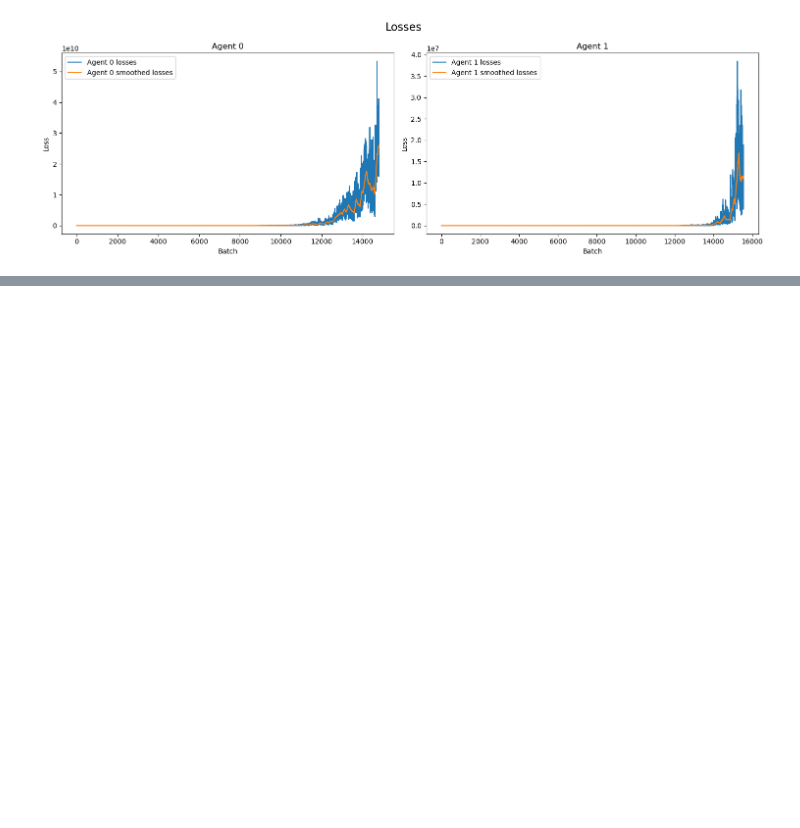
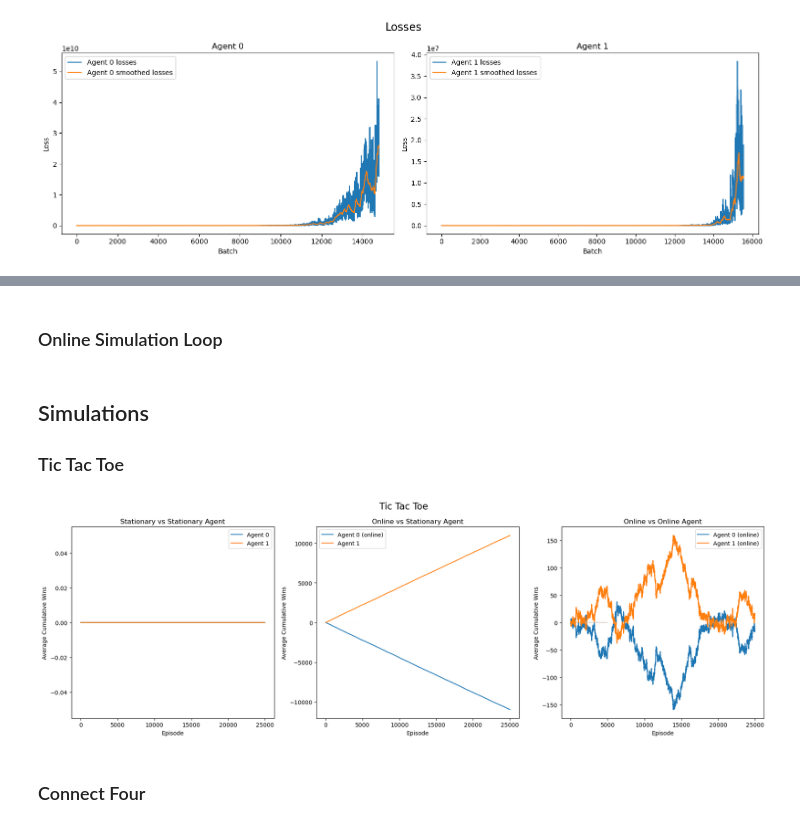
Before and after one commit to EliasLMann/Online_DDQN_Adversarial_Games, a Jupyter notebook: main.ipynb, the cells around one changed output, grey strips where cells are left out. Saved outputs shown, nothing was run; the diff lists cells and outputs as text; code cells hidden in the pictures; blank space fills up the shorter version.

```diff
--- a/main.ipynb
+++ b/main.ipynb
@@ -735,7 +687,7 @@ exploration = ExponentialSchedule(1.0, 0.01, 100_000)
 
 num_layers = 3
 hidden_dim = 32
-target_update_freq = 100
+target_update_freq = 500
 
 # this should take about 90-120 minutes on a generic 4-core laptop
 dqn_models, returns, lengths, losses = train_dqn_adversarial(
@@ -1006,0 +825,2 @@ def train_dqn_om(env, num_players, num_inference_steps, num_training_steps, stat
+# %% [markdown]
+### Online Simulation Loop
@@ -1006,0 +926,4 @@ def train_dqn_om(env, num_players, num_inference_steps, num_training_steps, stat
+# %% [markdown]
+## Simulations
+
+### Tic Tac Toe
@@ -1006,0 +1000,55 @@ def train_dqn_om(env, num_players, num_inference_steps, num_training_steps, stat
+# %%
+agent_0_cumsums = {'no_no': np.cumsum(np.array(no_no['agent_0'])), 'yes_no': np.cumsum(np.array(yes_no['agent_0'])), 'yes_yes': np.cumsum(np.array(yes_yes['agent_0']))}
+agent_1_cumsums = {'no_no': np.cumsum(np.array(no_no['agent_1'])), 'yes_no': np.cumsum(np.array(yes_no['agent_1'])), 'yes_yes': np.cumsum(np.array(yes_yes['agent_1']))}
+
+#get the mean and confidence bands 1.96 * standard error
+agent_0_means = {'no_no': np.mean(np.array(no_no['agent_0']), axis=0), 'yes_no': np.mean(np.array(yes_no['agent_0']), axis=0), 'yes_yes': np.mean(np.array(yes_yes['agent_0']), axis=0)}
+agent_0_conf = {'no_no': 1.96 * np.std(np.array(no_no['agent_0']), axis=0) / np.sqrt(5), 'yes_no': 1.96 * np.std(np.array(yes_no['agent_0']), axis=0) / np.sqrt(5), 'yes_yes': 1.96 * np.std(np.array(yes_yes['agent_0']), axis=0) / np.sqrt(5)}
+
+agent_1_means = {'no_no': np.mean(np.array(no_no['agent_1']), axis=0), 'yes_no': np.mean(np.array(yes_no['agent_1']), axis=0), 'yes_yes': np.mean(np.array(yes_yes['agent_1']), axis=0)}
+agent_1_conf = {'no_no': 1.96 * np.std(np.array(no_no['agent_1']), axis=0) / np.sqrt(5), 'yes_no': 1.96 * np.std(np.array(yes_no['agent_1']), axis=0) / np.sqrt(5), 'yes_yes': 1.96 * np.std(np.array(yes_yes['agent_1']), axis=0) / np.sqrt(5)}
+
+# Create subplots
+fig, axs = plt.subplots(1, 3, figsize=(18, 6))  # 1 row, 3 columns for three plots side by side
+
+# Plot 1: Cumulative Wins for 'no_no'
+axs[0].plot(agent_0_cumsums['no_no'], label='Agent 0')
+axs[0].plot(agent_1_cumsums['no_no'], label='Agent 1')
+axs[0].fill_between(np.arange(len(agent_0_means['no_no'])), agent_0_means['no_no'] - agent_0_conf['no_no'], agent_0_means['no_no'] + agent_0_conf['no_no'], alpha=0.2)
+axs[0].fill_between(np.arange(len(agent_1_means['no_no'])), agent_1_means['no_no'] - agent_1_conf['no_no'], agent_1_means['no_no'] + agent_1_conf['no_no'], alpha=0.2)
+axs[0].set_xlabel('Episode')
+axs[0].set_ylabel('Average Cumulative Wins')
+axs[0].set_title('Stationary vs Stationary Agent')
+axs[0].legend()
+
+# Plot 2: Cumulative Wins for 'yes_no'
+axs[1].plot(agent_0_cumsums['yes_no'], label='Agent 0 (online)')
+axs[1].plot(agent_1_cumsums['yes_no'], label='Agent 1')
+axs[1].fill_between(np.arange(len(agent_0_means['yes_no'])), agent_0_means['yes_no'] - agent_0_conf['yes_no'], agent_0_means['yes_no'] + agent_0_conf['yes_no'], alpha=0.2)
+axs[1].fill_between(np.arange(len(agent_1_means['yes_no'])), agent_1_means['yes_no'] - agent_1_conf['yes_no'], agent_1_means['yes_no'] + agent_1_conf['yes_no'], alpha=0.2)
+axs[1].set_xlabel('Episode')
+axs[1].set_ylabel('Average Cumulative Wins')
+axs[1].set_title('Online vs Stationary Agent')
+axs[1].legend()
+
+# Plot 3: Cumulative Wins for 'yes_yes'
+axs[2].plot(agent_0_cumsums['yes_yes'], label='Agent 0 (online)')
+axs[2].plot(agent_1_cumsums['yes_yes'], label='Agent 1 (online)')
+axs[2].fill_between(np.arange(len(agent_0_means['yes_yes'])), agent_0_means['yes_yes'] - agent_0_conf['yes_yes'], agent_0_means['yes_yes'] + agent_0_conf['yes_yes'], alpha=0.2)
+axs[2].fill_between(np.arange(len(agent_1_means['yes_yes'])), agent_1_means['yes_yes'] - agent_1_conf['yes_yes'], agent_1_means['yes_yes'] + agent_1_conf['yes_yes'], alpha=0.2)
+axs[2].set_xlabel('Episode')
+axs[2].set_ylabel('Average Cumulative Wins')
+axs[2].set_title('Online vs Online Agent')
+axs[2].legend()
+
+fig.suptitle('Tic Tac Toe', fontsize=16)
+
+# Adjust layout to prevent overlapping
+plt.tight_layout()
+
+# Show the plots
+plt.show()
+# %% [output]
+[figure, added]
+# %% [markdown]
+### Connect Four
```
Also changed, not shown: parts of 32 cells of this notebook, 33 other files.
